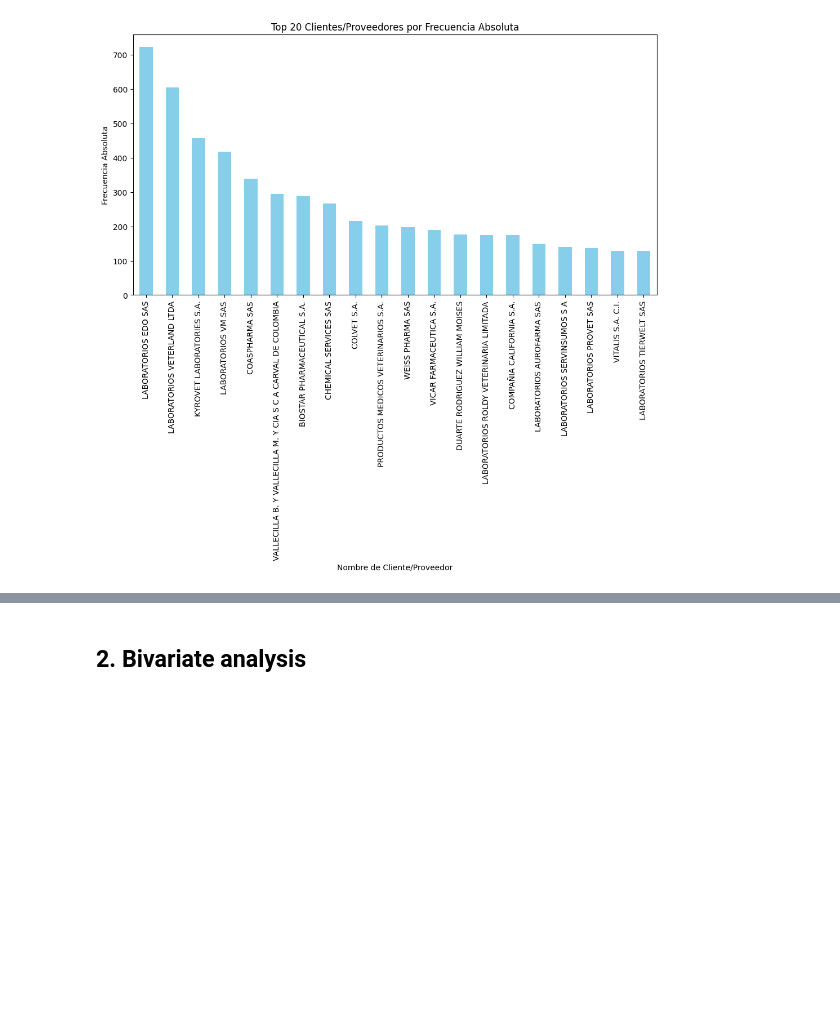
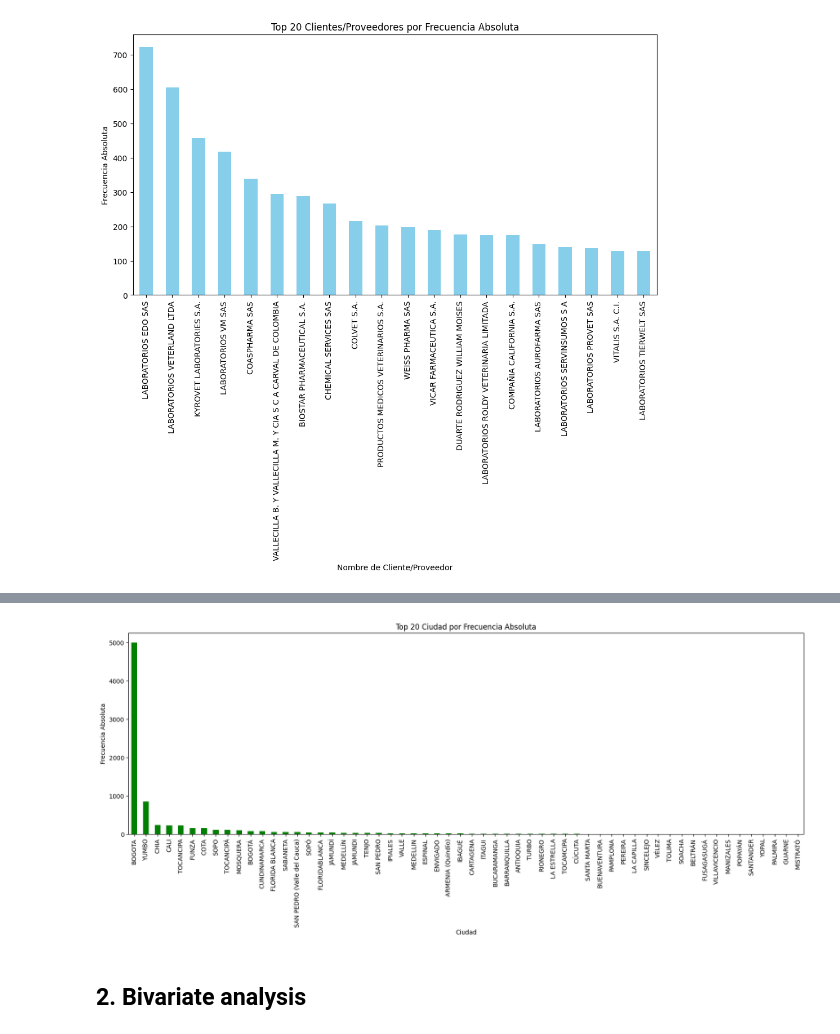
Before and after one commit to ingoscargiraldor/ingoscargiraldor, a Jupyter notebook: Dataset_Operaciones_ventas.ipynb, the cells around one changed output, grey strips where cells are left out. Cells and saved outputs as stored; diff of their text form; code cells hidden in the pictures; blank space fills up the shorter version.

```diff
--- a/Dataset_Operaciones_ventas.ipynb
+++ b/Dataset_Operaciones_ventas.ipynb
@@ -259,2 +408,20 @@ plt.show()
+# %%
+# Calcula la frecuencia de cada valor en la columna Ciudad
+frecuencia_clientes = Operación_df['Ciudad'].value_counts()
+
+# Selecciona los 20 valores principales
+top_20_clientes = frecuencia_clientes.head(58)
+
+# Crea el gráfico de barras
+plt.figure(figsize=(20, 6))
+top_20_clientes.plot(kind='bar', color='green')
+plt.title("Top 20 Ciudad por Frecuencia Absoluta")
+plt.xlabel("Ciudad")
+plt.ylabel("Frecuencia Absoluta")
+plt.xticks(rotation=90)  # Rotar etiquetas en el eje X para mayor legibilidad
+
+plt.show()
+# %% [output]
+[figure, added]
 # %% [markdown]
 ## 2. Bivariate analysis
```
Also changed, not shown: parts of 42 cells of this notebook.
